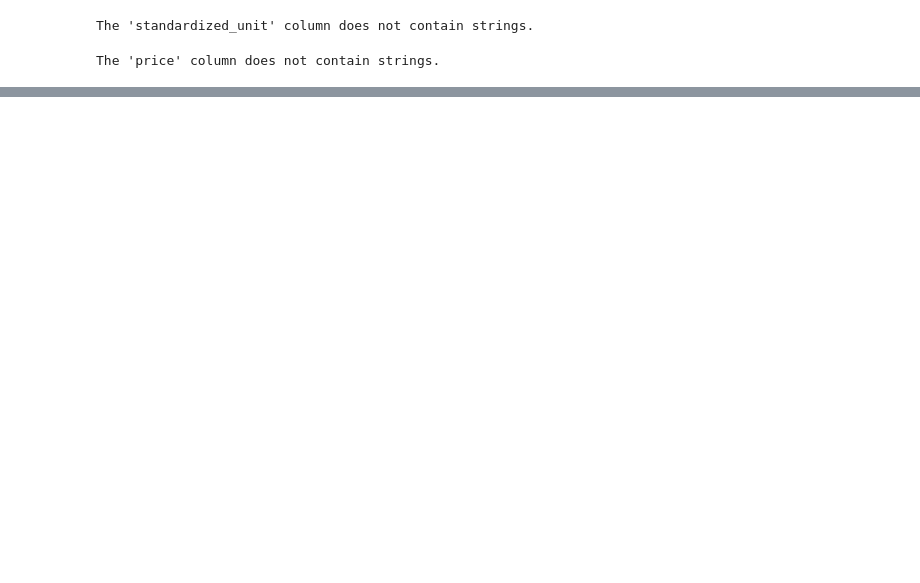
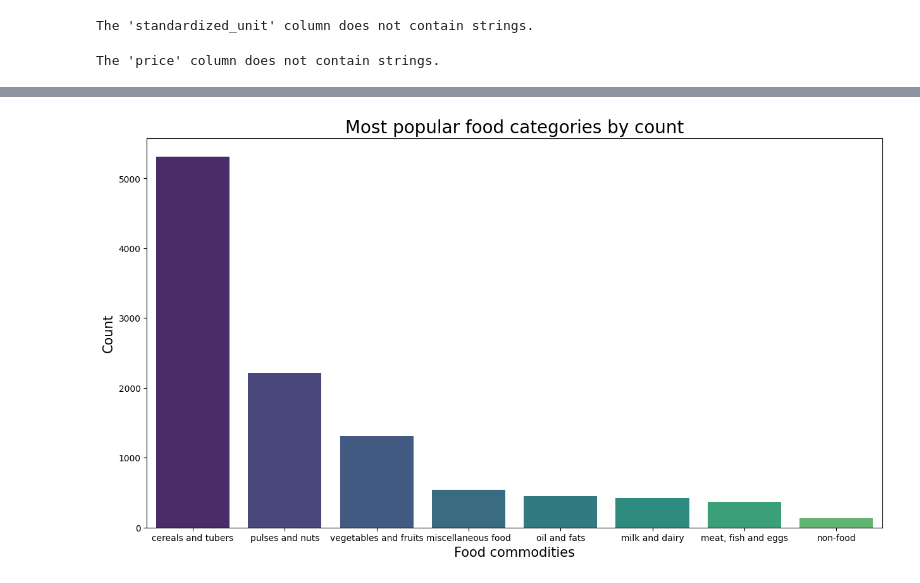
Before and after one commit to tommwambire/Sourcing-Pricing-Strategy-Optimization, a Jupyter notebook: project_notebook.ipynb, the cells around one changed output, grey strips where cells are left out. Saved outputs shown, nothing was run; the diff lists cells and outputs as text; code cells hidden in the pictures; blank space fills up the shorter version.

```diff
--- a/project_notebook.ipynb
+++ b/project_notebook.ipynb
@@ -280,0 +490,16 @@ The column price_per_standard_unit was created to ensure every item is on the sa
+# %%
+food_categorises = df['category'].value_counts()[:10].index
+counts = df['category'].value_counts()[:10]
+
+# Plotting the bar graph with unique colors using Seaborn
+colors = sns.color_palette("viridis", len(cities))
+
+plt.figure(figsize=(15, 8))
+sns.barplot(x=food_categorises, y=counts, palette=colors)
+plt.xlabel("Food commodities", fontsize=15)
+plt.ylabel("Count", fontsize=15)
+plt.title("Most popular food categories by count", fontsize=20)
+
+plt.show()
+# %% [output]
+[figure, added]
```
Also changed, not shown: parts of 45 cells of this notebook.
